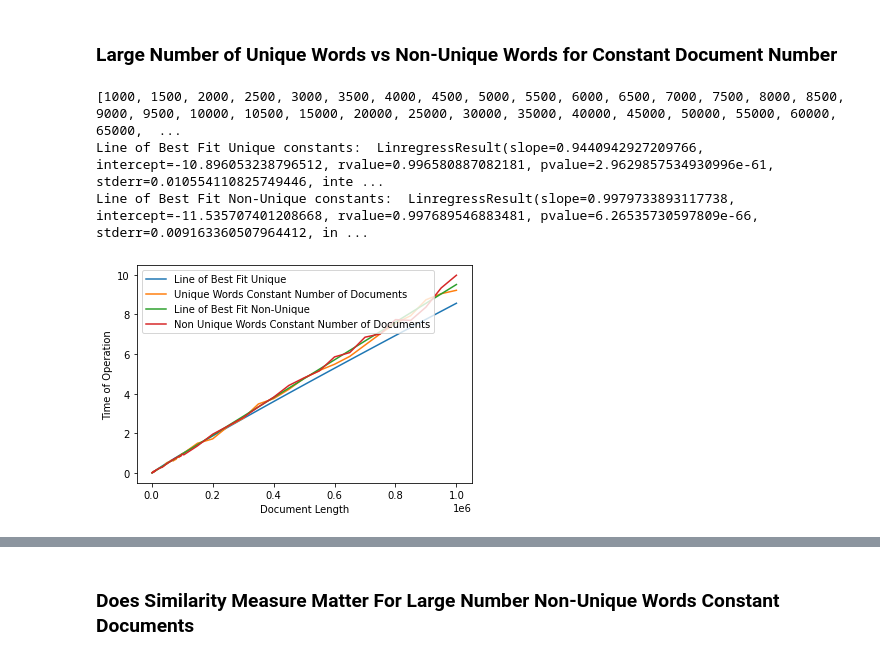
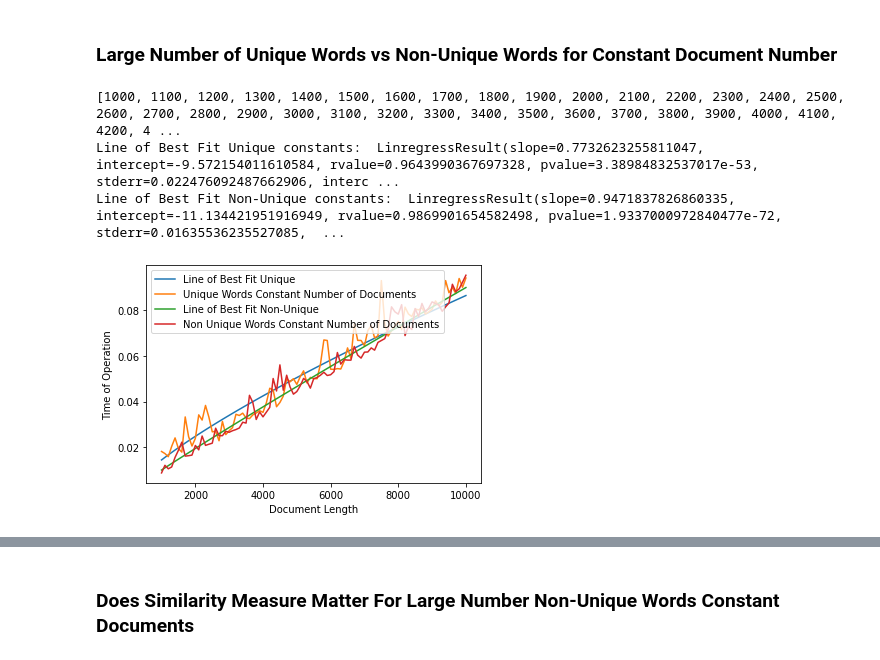
Before and after one commit to hwasc/ADS, a Jupyter notebook: ADS_report.ipynb, the cells around one changed output, grey strips where cells are left out. Saved outputs shown, nothing was run; the diff lists cells and outputs as text; code cells hidden in the pictures.

```diff
--- a/ADS_report.ipynb
+++ b/ADS_report.ipynb
@@ -730,9 +735,7 @@ import itertools
 def compute_similarities(documents: list, similarity_function: str):
     bags=[]
     for doc in documents:
-        bag = Bag()
-        for word in word_tokenize(doc):
-            bag.add(word)
+        bag = Bag(word_tokenize(doc))
         bags.append(bag)
 
     #Assign correct similarity function depending on input
@@ -823,11 +826,14 @@ $$
 # %% [markdown]
 ### Utility Functions
 # %%
+#Function that takes a word_list, a similarity function, and a range of number of documents to
+#perform the similarity function over for a given constant document size
 def number_of_docs_vs_time_constant_doc_length(word_list,\
                                                 number_of_docs_range,\
                                                 doc_length,\
                                                 unique_words,\
-                                                similarity_function):
+                                                similarity_function,\
+                                                repeats=1):
     times = []
     number_of_docs = []
 
@@ -835,18 +841,21 @@ def number_of_docs_vs_time_constant_doc_length(word_list,\
         docs = []
         for j in range(i):
             docs.append(' '.join(choose_n_words(word_list, doc_length, unique_words)))
-        results = timeit(compute_similarities, docs, similarity_function, repeats=1)
+        results = timeit(compute_similarities, docs, similarity_function, repeats=repeats)
 
         times.append(results[1])
         number_of_docs.append(i)
 
     return number_of_docs, times
 
+#Function that takes a word_list, a similarity function, and a range of document lengths to
+#perform the similarity function over for a given number of documents
 def doc_length_vs_time_constant_number_of_docs( word_list,\
                                                 doc_length_range,\
                                                 number_of_docs,\
                                                 unique_words,\
-                                                similarity_function):
+                                                similarity_function,\
+                                                repeats=1):
     times = []
     doc_length = []
 
@@ -854,26 +863,30 @@ def doc_length_vs_time_constant_number_of_docs( word_list,\
         docs = []
         for j in range(number_of_docs):
             docs.append(' '.join(choose_n_words(word_list, i, unique_words)))
-        results = timeit(compute_similarities, docs, similarity_function, repeats=1)
+        results = timeit(compute_similarities, docs, similarity_function, repeats=repeats)
 
         times.append(results[1])
         doc_length.append(i)
 
     return doc_length, times
 
+#Plot how the time varies for computing similarity measure for a constant number of
+#documents with varying document lengths
 def plot_doc_length_vs_time_constant_number_of_docs(    word_list,\
                                                         doc_length_range,\
                                                         number_of_docs,\
                                                         unique_words,\
                                                         similarity_function,
                                                         plot_label="Unique Words Constant Number of Documents",\
-                                                        best_fit_plot_label="Line of Best Fit"):
+                                                        best_fit_plot_label="Line of Best Fit",\
+                                                        repeats=1):
 
     doc_length, times = doc_length_vs_time_constant_number_of_docs( word_list,\
                                                                     doc_length_range,\
                                                                     number_of_docs,\
                                                                     unique_words,\
-                                                                    similarity_function)
+                                                                    similarity_function,\
+                                                                    repeats)
 
     constants = stats.linregress(np.log(doc_length), np.log(times))
     print(best_fit_plot_label + " constants: ", constants)
@@ -887,19 +900,23 @@ def plot_doc_length_vs_time_constant_number_of_docs(    word_list,\
     plt.xlabel("Document Length")
     plt.legend()
 
+#Plot how the time varies for computing similarity measure for a varying number of
+#documents with constant lengths
 def plot_number_of_docs_vs_time_constant_doc_length( word_list,\
                                                 number_of_docs_range,\
                                                 doc_length,\
                                                 unique_words,\
                                                 similarity_function,\
                                                 plot_label="Number of Documents Static Number of Words",\
-                                                best_fit_plot_label="Line of Best Fit"):
+                                                best_fit_plot_label="Line of Best Fit",\
+                                                repeats=1):
 
     number_of_docs, times = number_of_docs_vs_time_constant_doc_length( word_list,\
                                                                         number_of_docs_range,\
                                                                         doc_length,\
                                                                         unique_words,\
-                                                                        similarity_function)
+                                                                        similarity_function,\
+                                                                        repeats)
 
     constants = stats.linregress(np.log(number_of_docs), np.log(times))
     print(best_fit_plot_label + " constants: ", constants)
@@ -919,38 +936,41 @@ import scipy.stats as stats
 
 words = list_of_words_1M
 
-doc_length_range = power_list(10, 3, 6, 20)
-print(doc_length_range)
+#Plot Jaccard similarity for a constant number of documents with varying document lengths with unique words
+doc_length_range = power_list(10, 3, 4, 100)
 number_of_docs = 2
 unique_words = True
 similarity_function = "jaccard_similarity"
 plot_label = "Unique Words Constant Number of Documents"
 best_fit_plot_label = "Line of Best Fit Unique"
 
 plot_doc_length_vs_time_constant_number_of_docs(    words,\
                                                     doc_length_range,\
                                                     number_of_docs,\
                                                     unique_words,\
                                                     similarity_function,\
                                                     plot_label=plot_label,\
-                                                    best_fit_plot_label=best_fit_plot_label)
+                                                    best_fit_plot_label=best_fit_plot_label,\
+                                                    repeats=4)
 
+#Plot Jaccard similarity for a constant number of documents with varying document lengths with non-unique words
 words = choose_n_words(list_of_words_1M, 1, True)
 unique_words = False
 plot_label = "Non Unique Words Constant Number of Documents"
 best_fit_plot_label = "Line of Best Fit Non-Unique"
 
 plot_doc_length_vs_time_constant_number_of_docs(    words,\
                                                     doc_length_range,\
                                                     number_of_docs,\
                                                     unique_words,\
                                                     similarity_function,\
                                                     plot_label=plot_label,\
-                                                    best_fit_plot_label=best_fit_plot_label)
+                                                    best_fit_plot_label=best_fit_plot_label,\
+                                                    repeats=4)
 
 plt.show()
 # %% [output]
-[1000, 1500, 2000, 2500, 3000, 3500, 4000, 4500, 5000, 5500, 6000, 6500, 7000, 7500, 8000, 8500, 9000, 9500, 10000, 10500, 15000, 20000, 25000, 30000, 35000, 40000, 45000, 50000, 55000, 60000, 65000,  ...
-Line of Best Fit Unique constants:  LinregressResult(slope=0.9440942927209766, intercept=-10.896053238796512, rvalue=0.996580887082181, pvalue=2.9629857534930996e-61, stderr=0.010554110825749446, inte ...
-Line of Best Fit Non-Unique constants:  LinregressResult(slope=0.9979733893117738, intercept=-11.535707401208668, rvalue=0.997689546883481, pvalue=6.26535730597809e-66, stderr=0.009163360507964412, in ...
+[1000, 1100, 1200, 1300, 1400, 1500, 1600, 1700, 1800, 1900, 2000, 2100, 2200, 2300, 2400, 2500, 2600, 2700, 2800, 2900, 3000, 3100, 3200, 3300, 3400, 3500, 3600, 3700, 3800, 3900, 4000, 4100, 4200, 4 ...
+Line of Best Fit Unique constants:  LinregressResult(slope=0.7732623255811047, intercept=-9.572154011610584, rvalue=0.9643990367697328, pvalue=3.38984832537017e-53, stderr=0.022476092487662906, interc ...
+Line of Best Fit Non-Unique constants:  LinregressResult(slope=0.9471837826860335, intercept=-11.134421951916949, rvalue=0.9869901654582498, pvalue=1.9337000972840477e-72, stderr=0.01635536235527085,  ...
-[figure, old version]
+[figure, new version]
```
Also changed, not shown: parts of 31 cells of this notebook.
